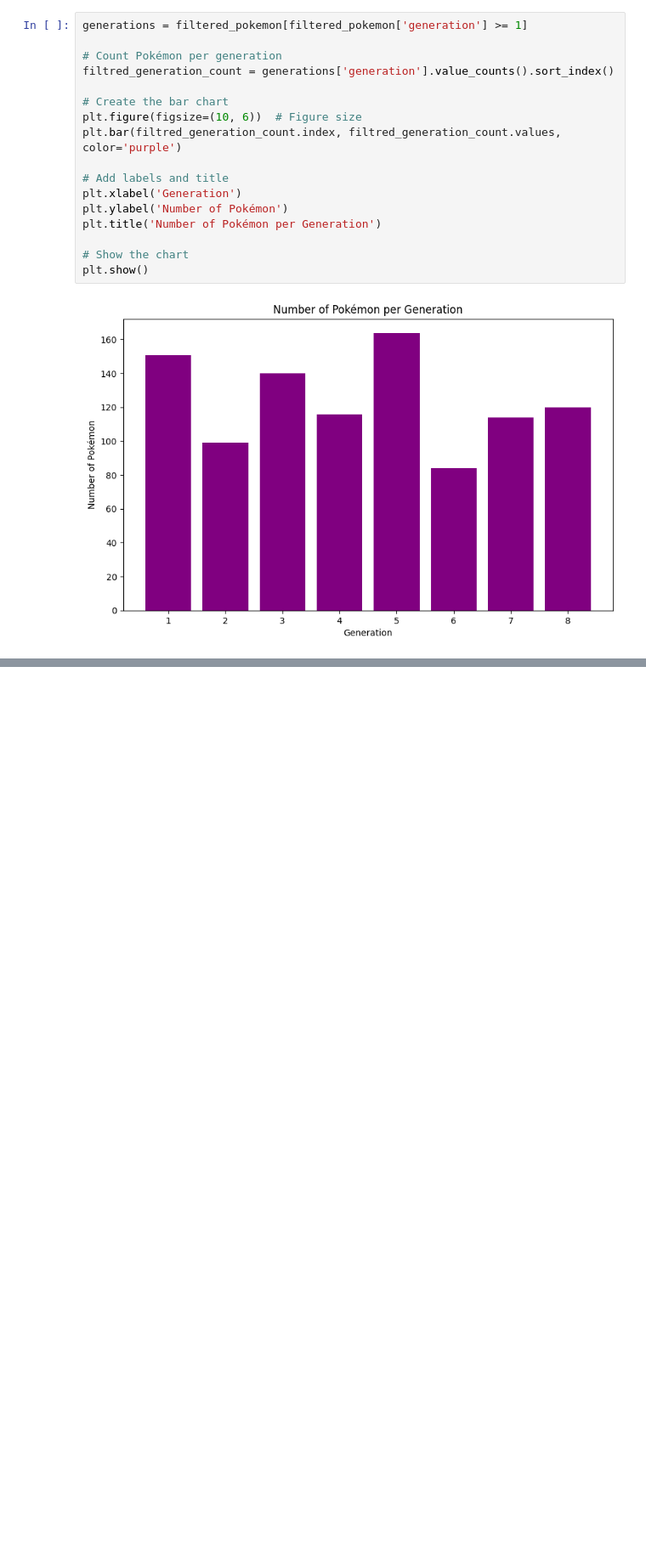
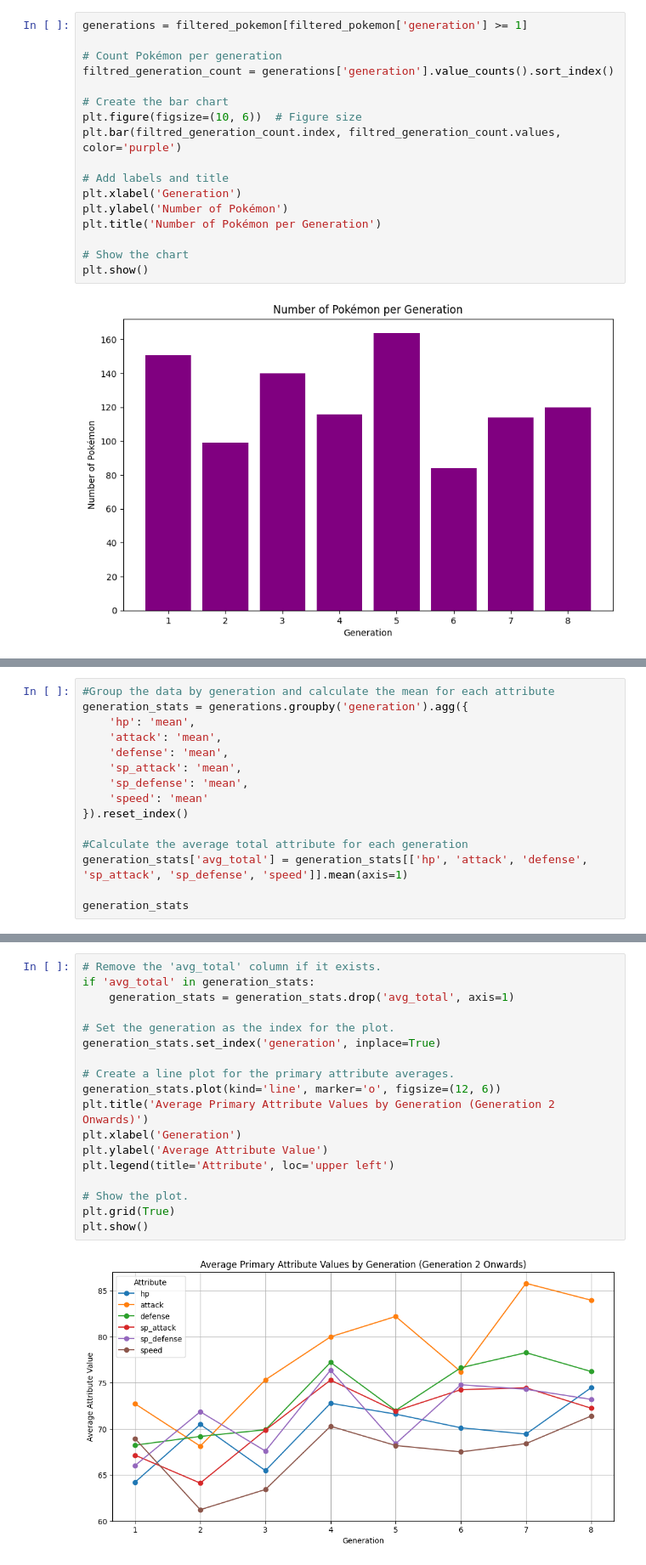
Before and after one commit to DsAlex-lnx/Pokemon-Data-Science, a Jupyter notebook: main.ipynb, the cells around one changed output, grey strips where cells are left out. Shown at 85% size. Saved outputs shown, nothing was run; the diff lists cells and outputs as text; blank space fills up the shorter version.

```diff
--- a/main.ipynb
+++ b/main.ipynb
@@ -413,0 +404,15 @@ plt.show()
+# %%
+#Group the data by generation and calculate the mean for each attribute
+generation_stats = generations.groupby('generation').agg({
+    'hp': 'mean',
+    'attack': 'mean',
+    'defense': 'mean',
+    'sp_attack': 'mean',
+    'sp_defense': 'mean',
+    'speed': 'mean'
+}).reset_index()
+
+#Calculate the average total attribute for each generation
+generation_stats['avg_total'] = generation_stats[['hp', 'attack', 'defense', 'sp_attack', 'sp_defense', 'speed']].mean(axis=1)
+
+generation_stats
@@ -413,0 +429,20 @@ plt.show()
+# %%
+# Remove the 'avg_total' column if it exists.
+if 'avg_total' in generation_stats:
+    generation_stats = generation_stats.drop('avg_total', axis=1)
+
+# Set the generation as the index for the plot.
+generation_stats.set_index('generation', inplace=True)
+
+# Create a line plot for the primary attribute averages.
+generation_stats.plot(kind='line', marker='o', figsize=(12, 6))
+plt.title('Average Primary Attribute Values by Generation (Generation 2 Onwards)')
+plt.xlabel('Generation')
+plt.ylabel('Average Attribute Value')
+plt.legend(title='Attribute', loc='upper left')
+
+# Show the plot.
+plt.grid(True)
+plt.show()
+# %% [output]
+[figure, added]
```
Also changed, not shown: parts of 17 cells of this notebook.
